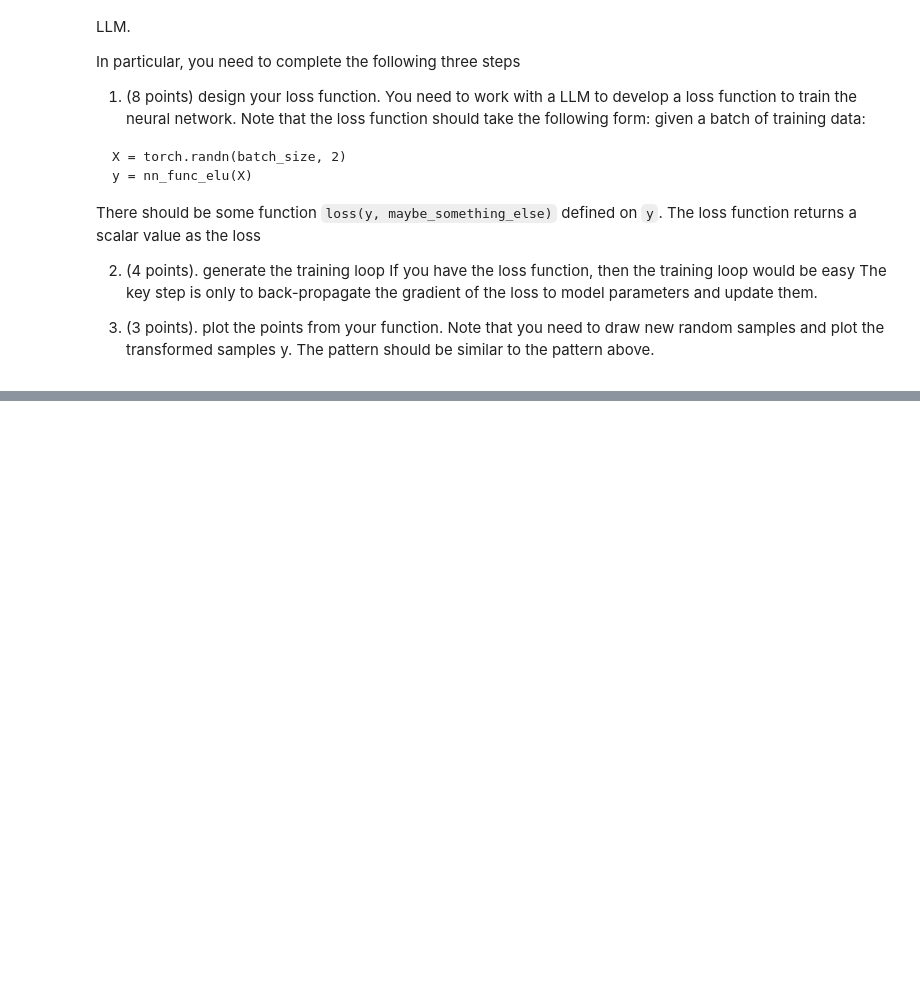
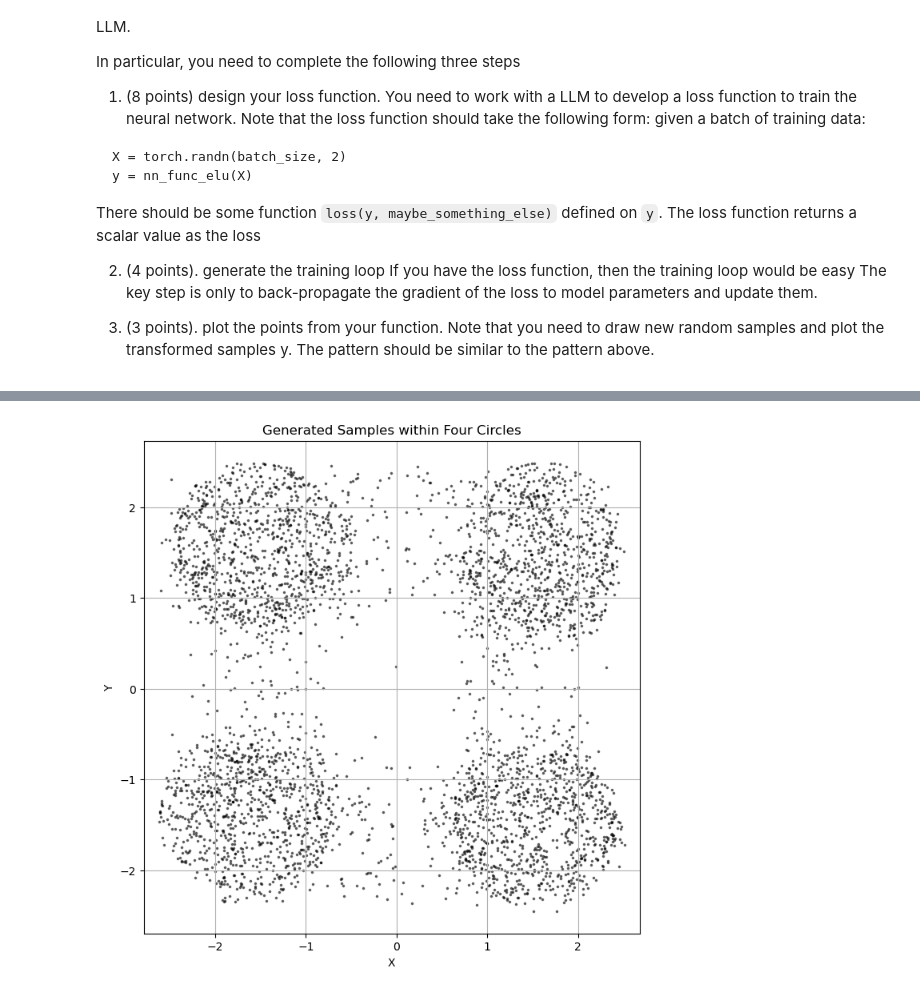
Before and after one commit to ethanharvey98/CS150-HW2, a Jupyter notebook: function_of_rvs.ipynb, the cells around one changed output, grey strips where cells are left out. Saved outputs shown, nothing was run; the diff lists cells and outputs as text; code cells hidden in the pictures; blank space fills up the shorter version.

```diff
--- a/function_of_rvs.ipynb
+++ b/function_of_rvs.ipynb
@@ -171,3 +248,27 @@ plt.show()
 
 # X = torch.randn(4000, 2)
 # y = nn_func_elu(X)
+
+lr = 0.001
+num_epochs = 20_000
+
+device = torch.device("cuda:0" if torch.cuda.is_available() else "cpu")
+print(device)
+
+nn_func_elu = TwoLayerNN(input_dim=2, output_dim=2, activation="elu")
+nn_func_elu.to(device)
+
+criterion = MMDLoss()
+
+optimizer = torch.optim.Adam(nn_func_elu.parameters(), lr=lr)
+
+train_losses = []
+
+for epoch in range(num_epochs):
+
+    train_loss = train_one_epoch(nn_func_elu, criterion, optimizer, train_dataloader)
+
+    train_losses.append(train_loss)
+
+    if (epoch + 1) % 100 == 0:
+        print(f"Epoch [{epoch+1}/{num_epochs}], Loss: {train_loss:.4f}")
@@ -173,0 +293,14 @@ plt.show()
+# %%
+gen_X = torch.randn(4000, 2, device=device)
+gen_y = nn_func_elu(gen_X).cpu()
+
+plt.figure(figsize=(8, 8))
+plt.scatter(gen_y[:, 0].detach().numpy(), gen_y[:, 1].detach().numpy(), alpha=0.5, s=10, c='black', marker='.')
+plt.title('Generated Samples within Four Circles')
+plt.xlabel('X')
+plt.ylabel('Y')
+plt.grid(True)
+plt.axis('equal')s
+plt.show()
+# %% [output]
+[figure, added]
```
Also changed, not shown: parts of 10 cells of this notebook, 1 other file.
